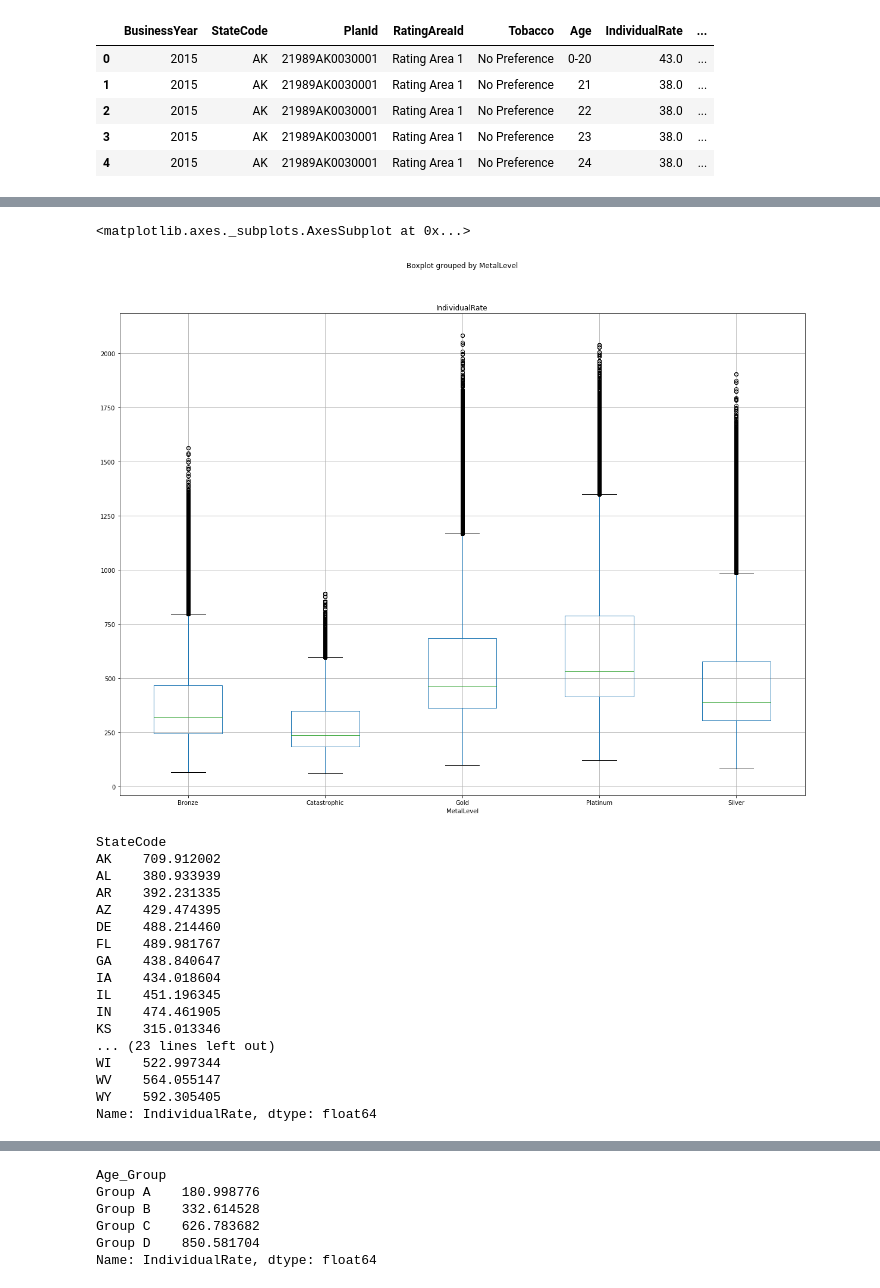
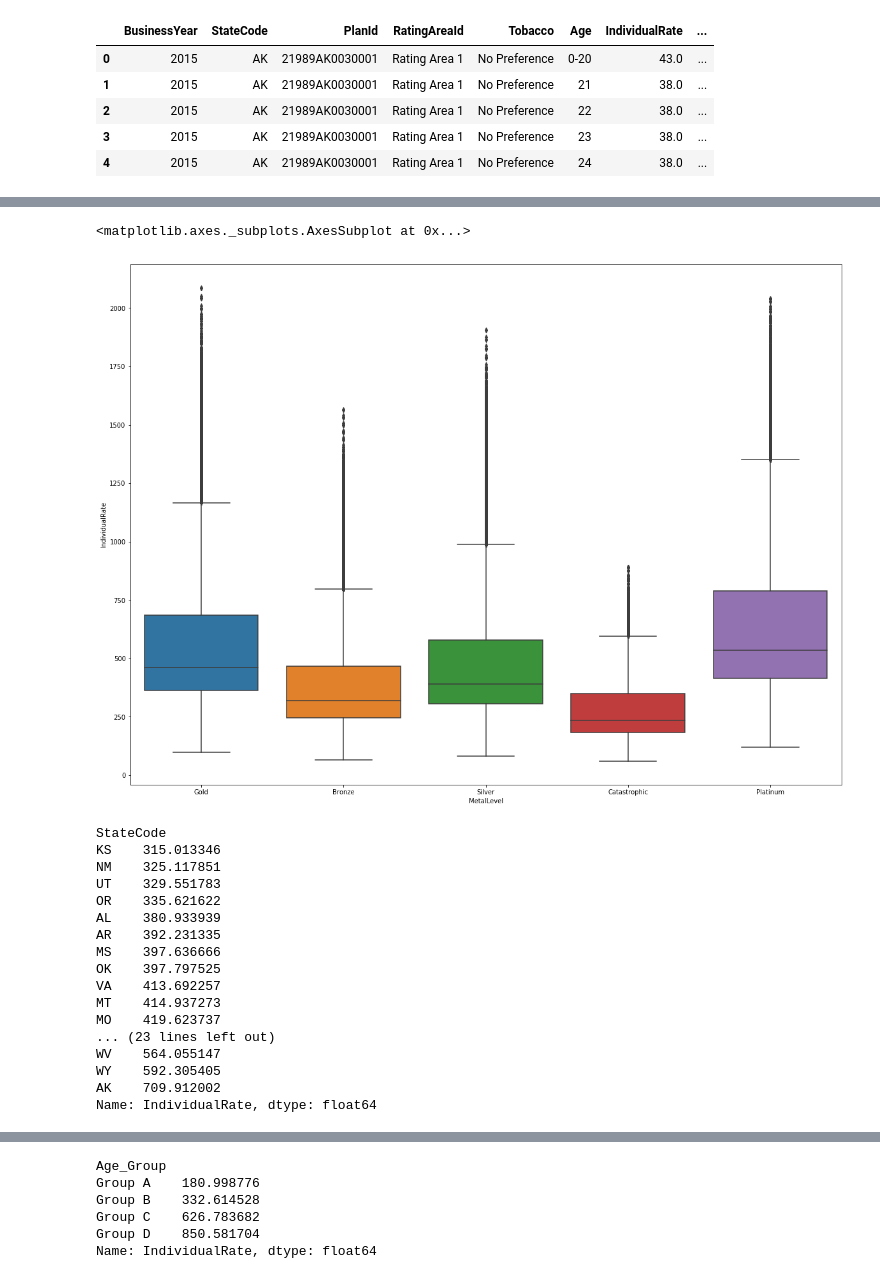
Before and after one commit to linmapitt/Springboard, a Jupyter notebook: CapStone_Project_1/Cap1_notebook.ipynb, the cells around one changed output, grey strips where cells are left out. Saved outputs shown, nothing was run; the diff lists cells and outputs as text; code cells hidden in the pictures.

```diff
--- a/CapStone_Project_1/Cap1_notebook.ipynb
+++ b/CapStone_Project_1/Cap1_notebook.ipynb
@@ -275,30 +283,33 @@ Name: IndividualRate, dtype: float64
 # %%
 #Draw the BoxPlot for IndividualRate grouped by MetalLevel
 plt.rcParams["figure.figsize"] = (20,15)
-df_final_medonly.boxplot(column='IndividualRate',by='MetalLevel')
+#df_final_medonly.boxplot(column='IndividualRate',by='MetalLevel')
+sns.boxplot(x='MetalLevel',y='IndividualRate', data=df_final_medonly)
 # %% [output]
 <matplotlib.axes._subplots.AxesSubplot at 0x...>
-[figure, old version]
+[figure, new version]
 # %%
 #Print mean IndividualRate for each StateCode.
-df_final_medonly.groupby('StateCode')['IndividualRate'].mean()
+grp2 = df_final_medonly.groupby('StateCode').mean()
+grp2 = grp2.sort_values('IndividualRate', ascending=True)
+print(grp2.IndividualRate)
 # %% [output]
 StateCode
-AK    709.912002
+KS    315.013346
+NM    325.117851
+UT    329.551783
+OR    335.621622
 AL    380.933939
 AR    392.231335
-AZ    429.474395
-DE    488.214460
-FL    489.981767
-GA    438.840647
-IA    434.018604
-IL    451.196345
-IN    474.461905
-KS    315.013346
+MS    397.636666
+OK    397.797525
+VA    413.692257
+MT    414.937273
+MO    419.623737
 ... (23 lines left out)
-WI    522.997344
 WV    564.055147
 WY    592.305405
+AK    709.912002
 Name: IndividualRate, dtype: float64
 # %%
 #Draw the BoxPlot for IndividualRate grouped by StateCode
```
Also changed, not shown: parts of 7 cells of this notebook.
